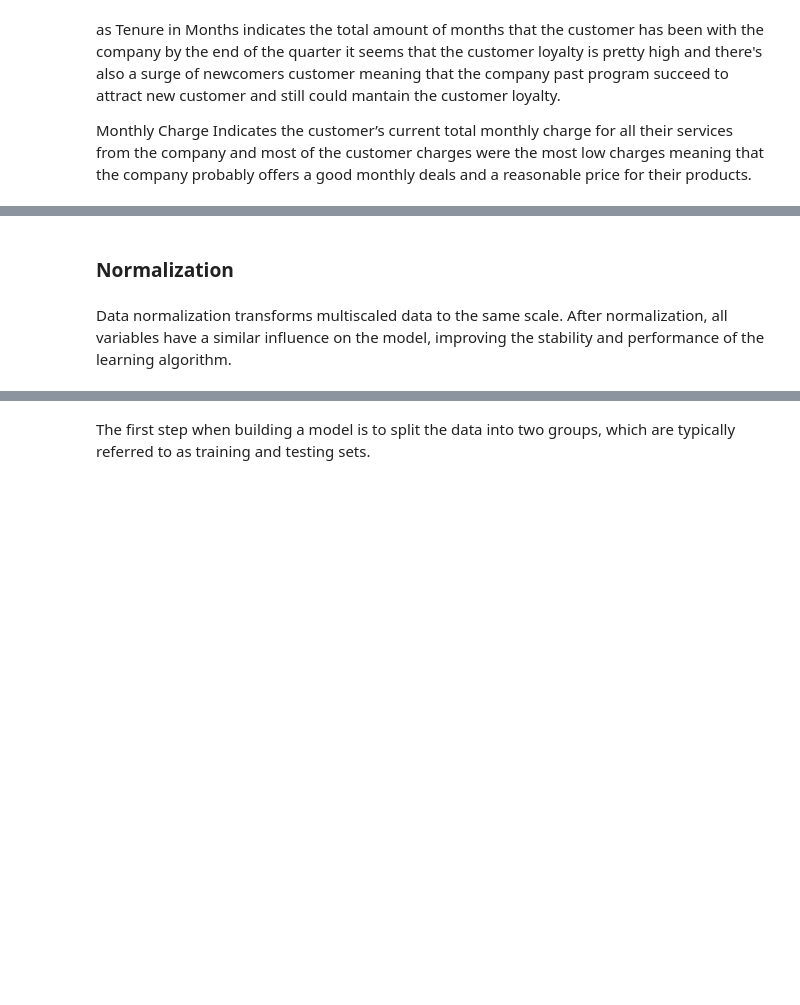
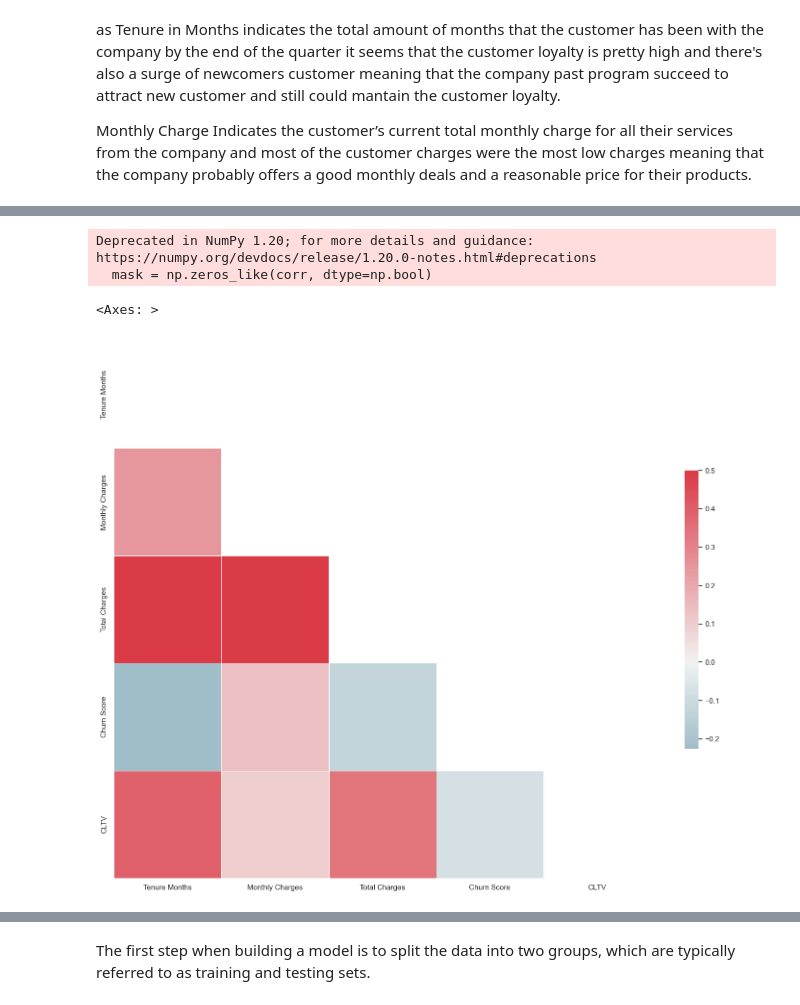
Before and after one commit to andnaufal/Customer-Churn-Analysis-Data-Science-Project, a Jupyter notebook: notebooks/Customer-Churn-Analysis-Project.ipynb, the cells around one changed output, grey strips where cells are left out. Cells and saved outputs as stored; diff of their text form; code cells hidden in the pictures; blank space fills up the shorter version.

```diff
--- a/Customer Churn Analysis Data Science Project.ipynb
+++ b/notebooks/Customer-Churn-Analysis-Project.ipynb
@@ -121 +203,3 @@ print(data)
+# %%
+data['Total Charges'] = data['Total Charges'].fillna(data['Total Charges'].mean())
 # %%
@@ -126,4 +225,2 @@ data[data['Total Charges'].isnull()]
-# %%
-data.dropna(inplace=True)
 # %% [markdown]
 Okay! now since the output from the checking missing value is 0 that means there is no column that has missing value anymore
@@ -174 +227,3 @@ Column: Latitude - Unique Values: [33.964131 34.059281 34.048013 ... 40.346634 4
+# %%
+data=data.drop(['CustomerID', 'Count', 'Lat Long', 'Latitude', 'Longitude', 'Zip Code','Churn Reason','City','Churn Value','State','Country'], axis=1)
 # %% [markdown]
@@ -242,16 +302,3 @@ sns.histplot(df["Monthly Charges"], ax=axes[1])
 as Tenure in Months indicates the total amount of months that the customer has been with the company by the end of the quarter it seems that the customer loyalty is pretty high and there's also a surge of newcomers customer meaning that the company past program succeed to attract new customer and still could mantain the customer loyalty.
 
 Monthly Charge Indicates the customer’s current total monthly charge for all their services from the company and most of the customer charges were the most low charges meaning that the company probably offers a good monthly deals and a reasonable price for their products.
-# %%
-data.drop(columns='CustomerID', inplace=True)
-data.drop(columns='Country', inplace=True)
-data.drop(columns='State', inplace=True)
-data.drop(columns='City', inplace=True)
-data.drop(columns='Zip Code', inplace=True)
-data.drop(columns='Latitude', inplace=True)
-data.drop(columns='Longitude', inplace=True)
-data.drop(columns='Lat Long', inplace=True)
-data.drop(columns='Churn Reason', inplace=True)
-data.drop(columns='Count', inplace=True)
-data.drop(columns='Senior Citizen', inplace=True)
-data.dropna(inplace=True)
@@ -322,4 +304,0 @@ df_telco_transformed = pd.get_dummies(df_telco_transformed, columns=one_hot_enco
-# %% [markdown]
-### Normalization
-# %% [markdown]
-Data normalization transforms multiscaled data to the same scale. After normalization, all variables have a similar influence on the model, improving the stability and performance of the learning algorithm.
@@ -337,0 +305,21 @@ for column in min_max_columns:
+# %%
+## Set and compute the Correlation Matrix
+sns.set(style="white")
+corr = data.corr()
+
+# Generate a mask for the upper triangle
+mask = np.zeros_like(corr, dtype=np.bool)
+mask[np.triu_indices_from(mask)] = True
+
+# Set up the matplotlib figure and a diverging colormap
+f, ax = plt.subplots(figsize=(18, 15))
+cmap = sns.diverging_palette(220, 10, as_cmap=True)
+
+# Draw the heatmap with the mask and correct aspect ratio
+sns.heatmap(corr, mask=mask, cmap=cmap, vmax=.5, center=0,
+            square=True, linewidths=.5, cbar_kws={"shrink": .5})
+# %% [output]
+Deprecated in NumPy 1.20; for more details and guidance: https://numpy.org/devdocs/release/1.20.0-notes.html#deprecations
+  mask = np.zeros_like(corr, dtype=np.bool)
+<Axes: >
+[figure, added]
```
Also changed, not shown: parts of 81 cells of this notebook, 31 other files.
